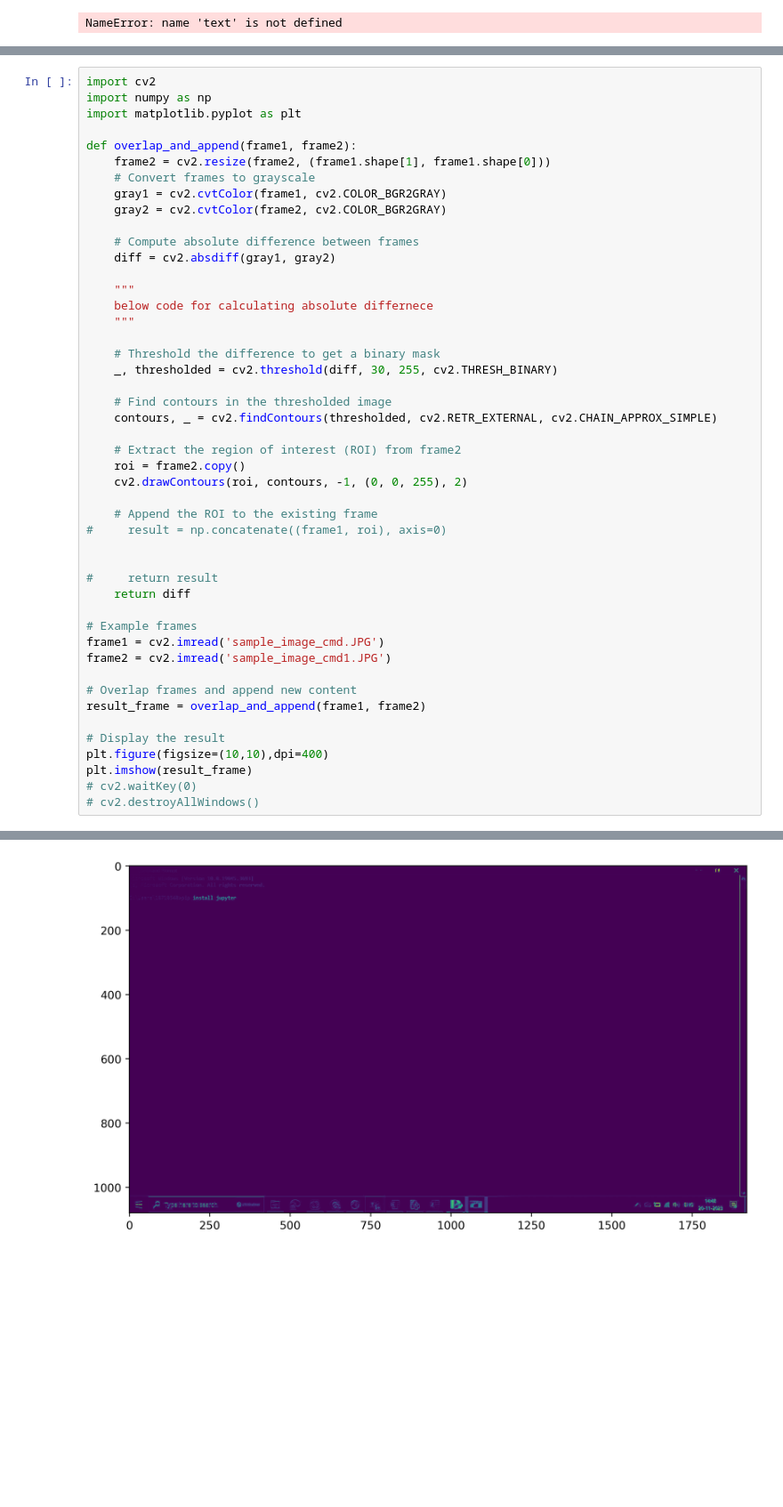
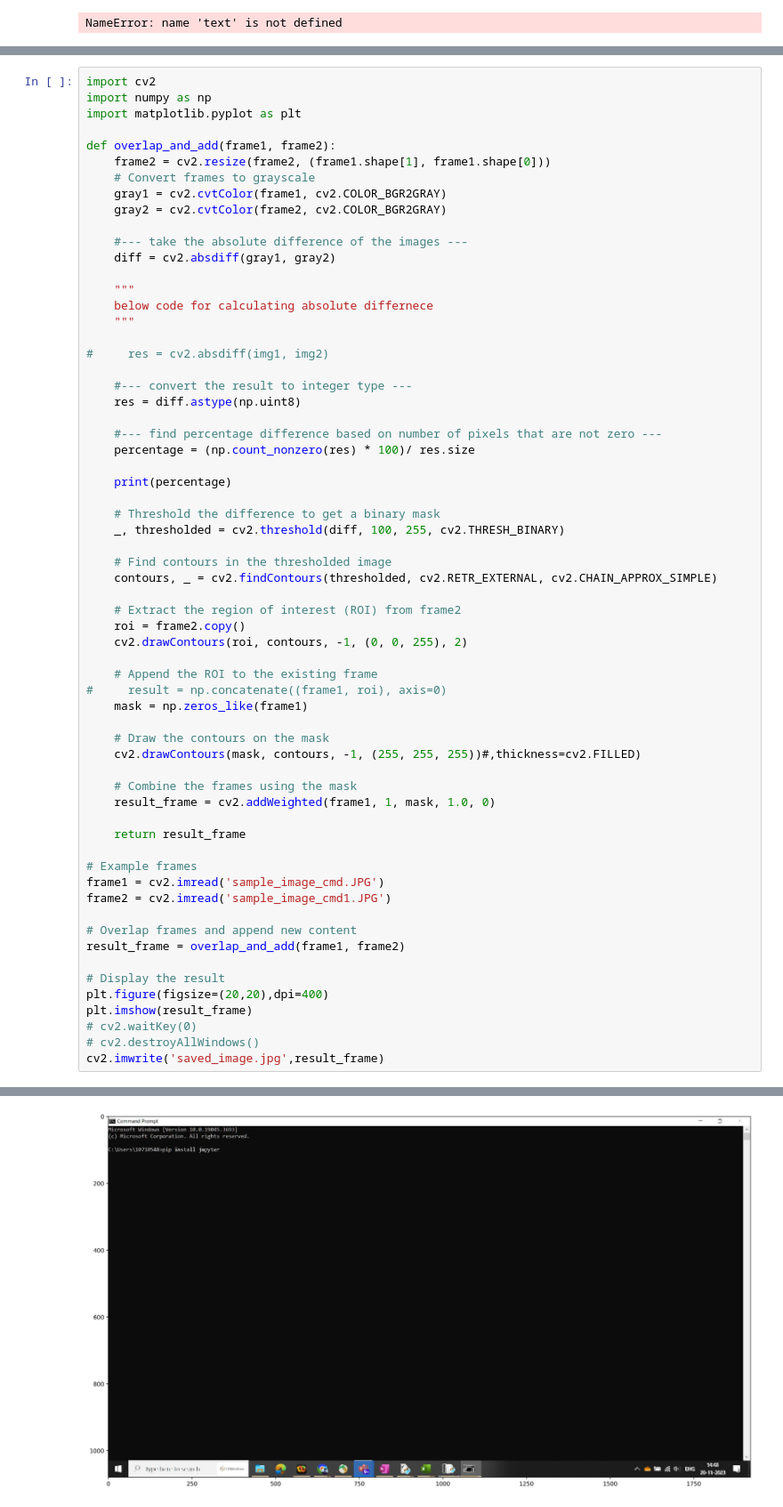
Before and after one commit to manindersingh120996/VideoOCR, a Jupyter notebook: Video OCR using pyTeserract.ipynb, the cells around one changed output, grey strips where cells are left out. Shown: that part at 89% size. Saved outputs shown, nothing was run; the diff lists cells and outputs as text; blank space fills up the shorter version.

Commit message:
created overlap and add function to extract out new unique content in image and add to existing image portion

```diff
--- a/Video OCR using pyTeserract.ipynb
+++ b/Video OCR using pyTeserract.ipynb
@@ -211,21 +191,31 @@ import cv2
 import numpy as np
 import matplotlib.pyplot as plt
 
-def overlap_and_append(frame1, frame2):
+def overlap_and_add(frame1, frame2):
     frame2 = cv2.resize(frame2, (frame1.shape[1], frame1.shape[0]))
     # Convert frames to grayscale
     gray1 = cv2.cvtColor(frame1, cv2.COLOR_BGR2GRAY)
     gray2 = cv2.cvtColor(frame2, cv2.COLOR_BGR2GRAY)
 
-    # Compute absolute difference between frames
+    #--- take the absolute difference of the images ---
     diff = cv2.absdiff(gray1, gray2)
 
     """
     below code for calculating absolute differnece
     """
 
+#     res = cv2.absdiff(img1, img2)
+
+    #--- convert the result to integer type ---
+    res = diff.astype(np.uint8)
+
+    #--- find percentage difference based on number of pixels that are not zero ---
+    percentage = (np.count_nonzero(res) * 100)/ res.size
+
+    print(percentage)
+
     # Threshold the difference to get a binary mask
-    _, thresholded = cv2.threshold(diff, 30, 255, cv2.THRESH_BINARY)
+    _, thresholded = cv2.threshold(diff, 100, 255, cv2.THRESH_BINARY)
 
     # Find contours in the thresholded image
     contours, _ = cv2.findContours(thresholded, cv2.RETR_EXTERNAL, cv2.CHAIN_APPROX_SIMPLE)
@@ -236,21 +226,27 @@ def overlap_and_append(frame1, frame2):
 
     # Append the ROI to the existing frame
 #     result = np.concatenate((frame1, roi), axis=0)
+    mask = np.zeros_like(frame1)
 
+    # Draw the contours on the mask
+    cv2.drawContours(mask, contours, -1, (255, 255, 255))#,thickness=cv2.FILLED)
 
-#     return result
-    return diff
+    # Combine the frames using the mask
+    result_frame = cv2.addWeighted(frame1, 1, mask, 1.0, 0)
+
+    return result_frame
 
 # Example frames
 frame1 = cv2.imread('sample_image_cmd.JPG')
 frame2 = cv2.imread('sample_image_cmd1.JPG')
 
 # Overlap frames and append new content
-result_frame = overlap_and_append(frame1, frame2)
+result_frame = overlap_and_add(frame1, frame2)
 
 # Display the result
-plt.figure(figsize=(10,10),dpi=400)
+plt.figure(figsize=(20,20),dpi=400)
 plt.imshow(result_frame)
 # cv2.waitKey(0)
 # cv2.destroyAllWindows()
+cv2.imwrite('saved_image.jpg',result_frame)
 # %% [output]
@@ -258,2 +255,2 @@ plt.imshow(result_frame)
-[figure, old version]
+[figure, new version]
 # %%
```
Also changed, not shown: parts of 8 cells of this notebook, 2 other files.
